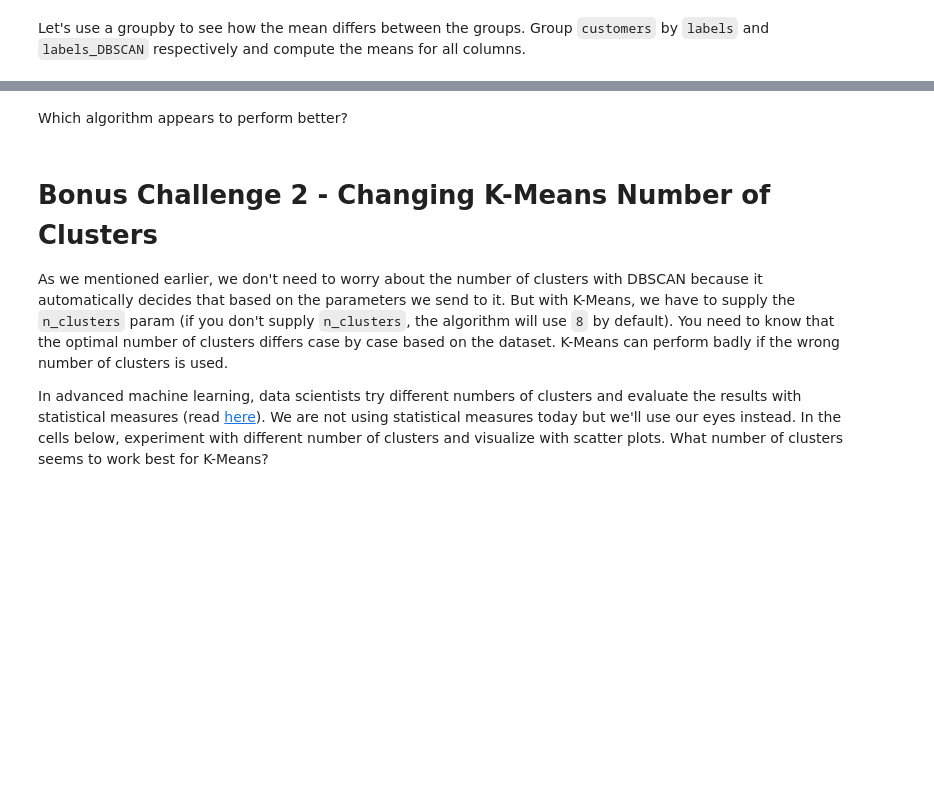
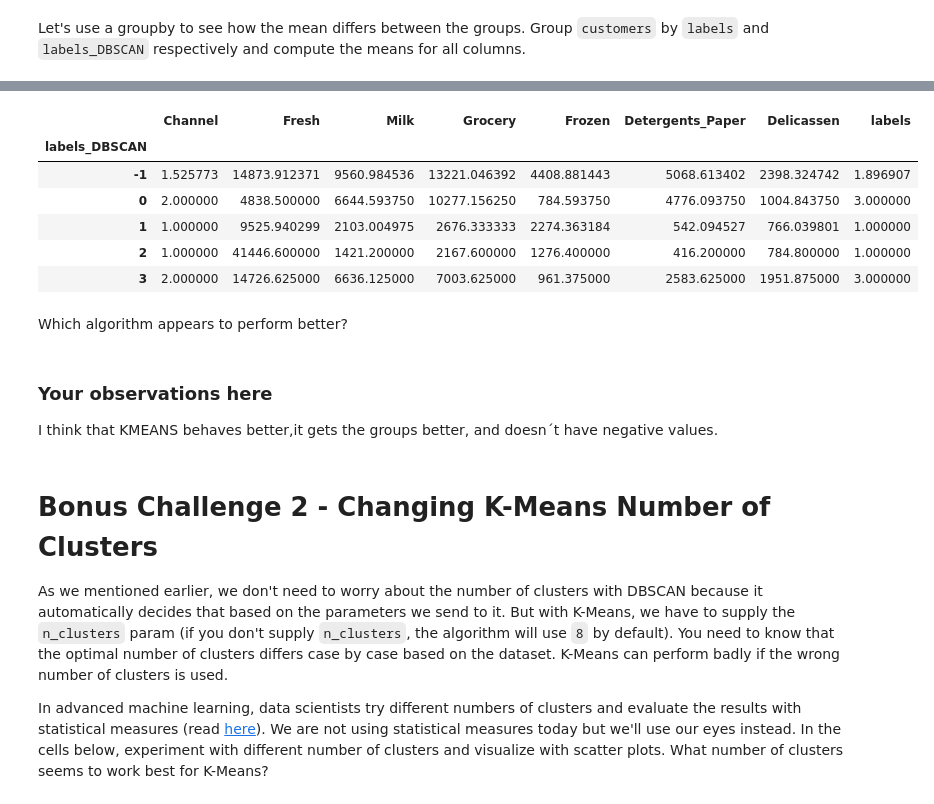
Before and after one commit to NSG2019/data-labs, a Jupyter notebook: module-3/lab-unsupervised-learning/your-code/main.ipynb, the cells around one changed output, grey strips where cells are left out. Cells and saved outputs as stored; diff of their text form; code cells hidden in the pictures; blank space fills up the shorter version.

```diff
--- a/module-3/lab-unsupervised-learning/your-code/main.ipynb
+++ b/module-3/lab-unsupervised-learning/your-code/main.ipynb
@@ -181,0 +284,6 @@ Let's use a groupby to see how the mean differs between the groups. Group `custo
+# %%
+# Your code here:
+customers
+display(customers.groupby("labels").mean())
+display(customers.groupby("labels_DBSCAN").mean())
+# %% [output]
@@ -182,2 +296,9 @@ Let's use a groupby to see how the mean differs between the groups. Group `custo
+|  | Channel | Fresh | Milk | Grocery | Frozen | Detergents_Paper | Delicassen | labels |
+| labels_DBSCAN |  |  |  |  |  |  |  |  |
+| -1 | 1.525773 | 14873.912371 | 9560.984536 | 13221.046392 | 4408.881443 | 5068.613402 | 2398.324742 | 1.896907 |
+| 0 | 2.000000 | 4838.500000 | 6644.593750 | 10277.156250 | 784.593750 | 4776.093750 | 1004.843750 | 3.000000 |
+| 1 | 1.000000 | 9525.940299 | 2103.004975 | 2676.333333 | 2274.363184 | 542.094527 | 766.039801 | 1.000000 |
+| 2 | 1.000000 | 41446.600000 | 1421.200000 | 2167.600000 | 1276.400000 | 416.200000 | 784.800000 | 1.000000 |
+| 3 | 2.000000 | 14726.625000 | 6636.125000 | 7003.625000 | 961.375000 | 2583.625000 | 1951.875000 | 3.000000 |
 # %% [markdown]
 Which algorithm appears to perform better?
@@ -186,3 +305,6 @@ Which algorithm appears to perform better?
+# %% [markdown]
+### Your observations here
+I think that KMEANS behaves better,it gets the groups better, and doesn´t have negative values.
 # %% [markdown]
 # Bonus Challenge 2 - Changing K-Means Number of Clusters
 
```
Also changed, not shown: parts of 28 cells of this notebook.
